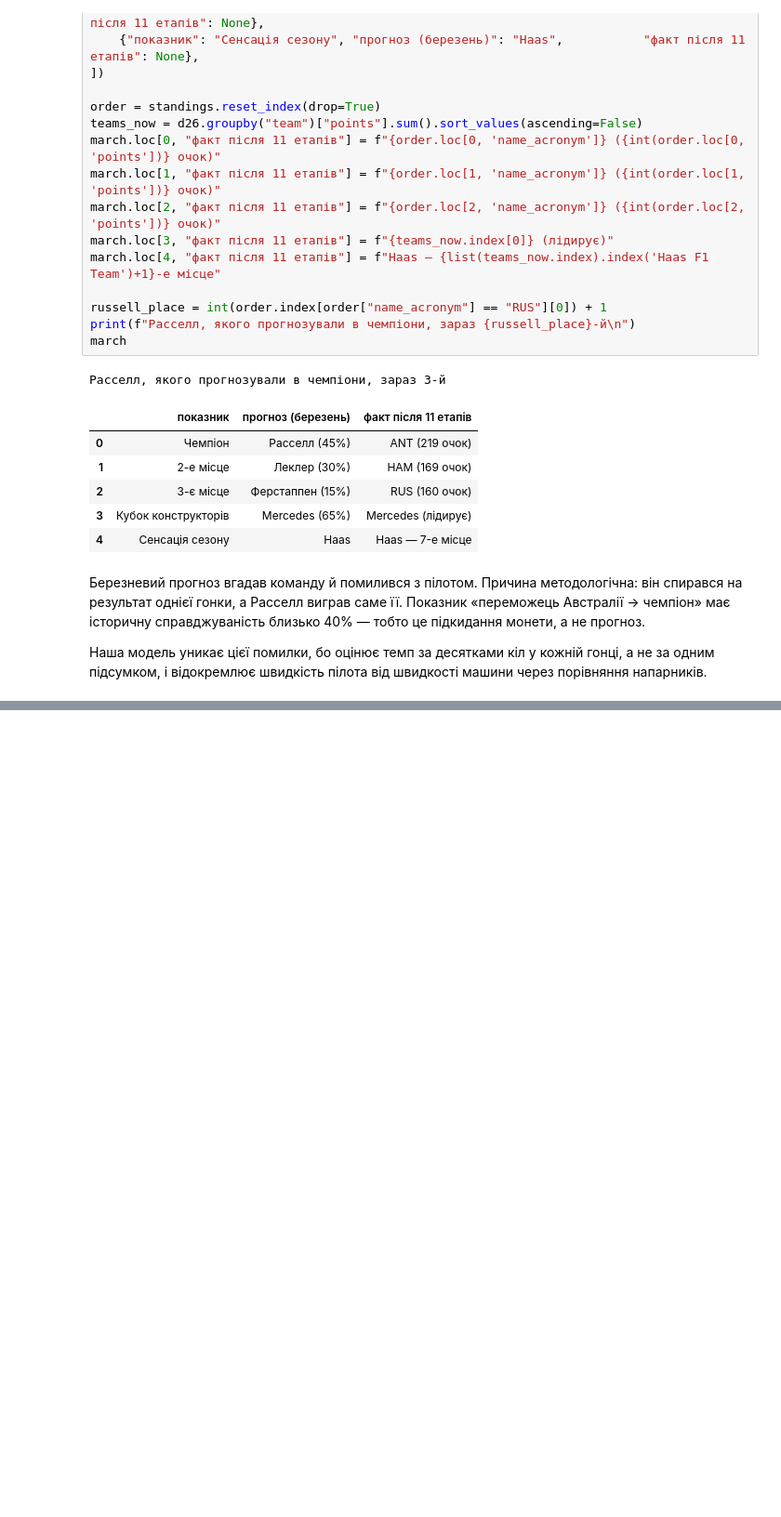
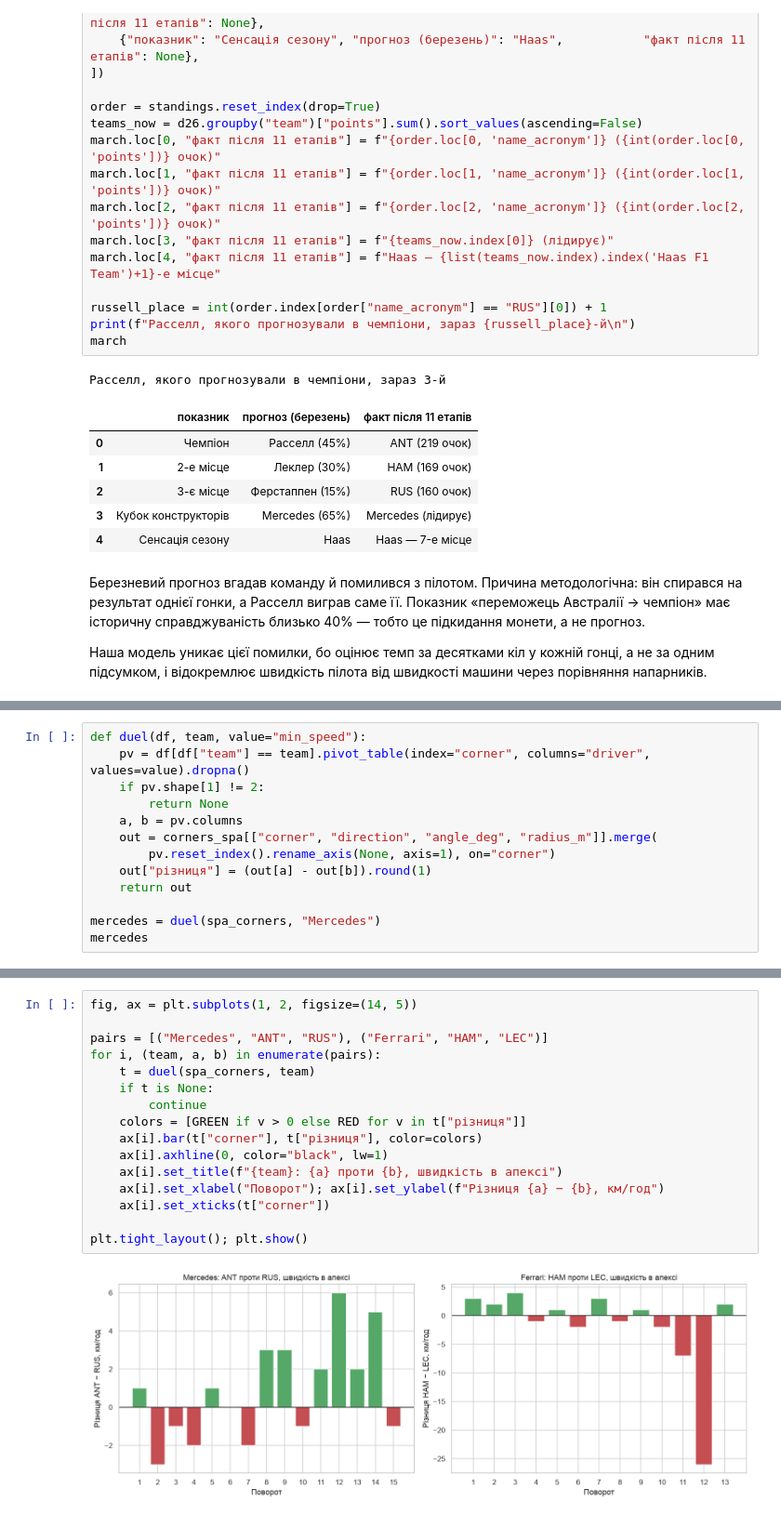
Before and after one commit to VelenShell/f1-2026-analysis, a Jupyter notebook: final_project.ipynb, the cells around one changed output, grey strips where cells are left out. Shown at 93% size. Cells and saved outputs as stored; diff of their text form; blank space fills up the shorter version.

```diff
--- a/final_project.ipynb
+++ b/final_project.ipynb
@@ -1228,0 +1477,13 @@ march
+# %%
+def duel(df, team, value="min_speed"):
+    pv = df[df["team"] == team].pivot_table(index="corner", columns="driver", values=value).dropna()
+    if pv.shape[1] != 2:
+        return None
+    a, b = pv.columns
+    out = corners_spa[["corner", "direction", "angle_deg", "radius_m"]].merge(
+        pv.reset_index().rename_axis(None, axis=1), on="corner")
+    out["різниця"] = (out[a] - out[b]).round(1)
+    return out
+
+mercedes = duel(spa_corners, "Mercedes")
+mercedes
@@ -1228,0 +1507,18 @@ march
+# %%
+fig, ax = plt.subplots(1, 2, figsize=(14, 5))
+
+pairs = [("Mercedes", "ANT", "RUS"), ("Ferrari", "HAM", "LEC")]
+for i, (team, a, b) in enumerate(pairs):
+    t = duel(spa_corners, team)
+    if t is None:
+        continue
+    colors = [GREEN if v > 0 else RED for v in t["різниця"]]
+    ax[i].bar(t["corner"], t["різниця"], color=colors)
+    ax[i].axhline(0, color="black", lw=1)
+    ax[i].set_title(f"{team}: {a} проти {b}, швидкість в апексі")
+    ax[i].set_xlabel("Поворот"); ax[i].set_ylabel(f"Різниця {a} − {b}, км/год")
+    ax[i].set_xticks(t["corner"])
+
+plt.tight_layout(); plt.show()
+# %% [output]
+[figure, added]
```
Also changed, not shown: parts of 25 cells of this notebook, 2 other files.
